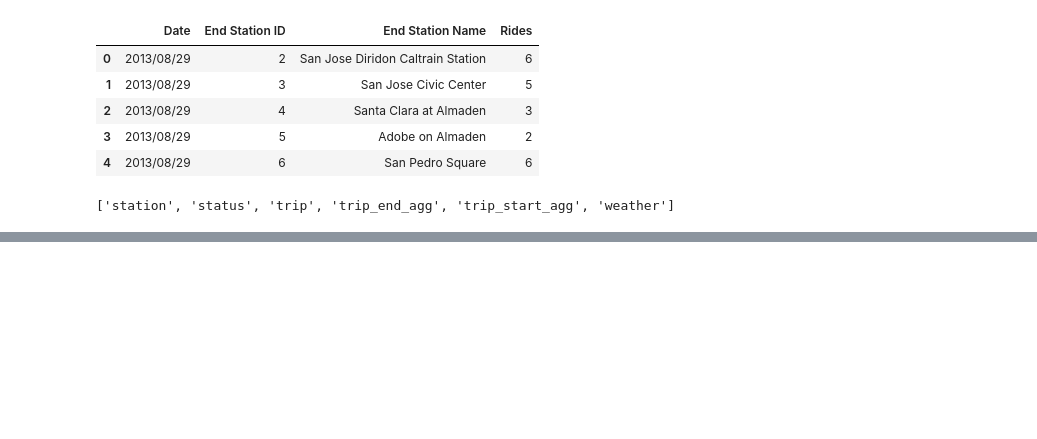
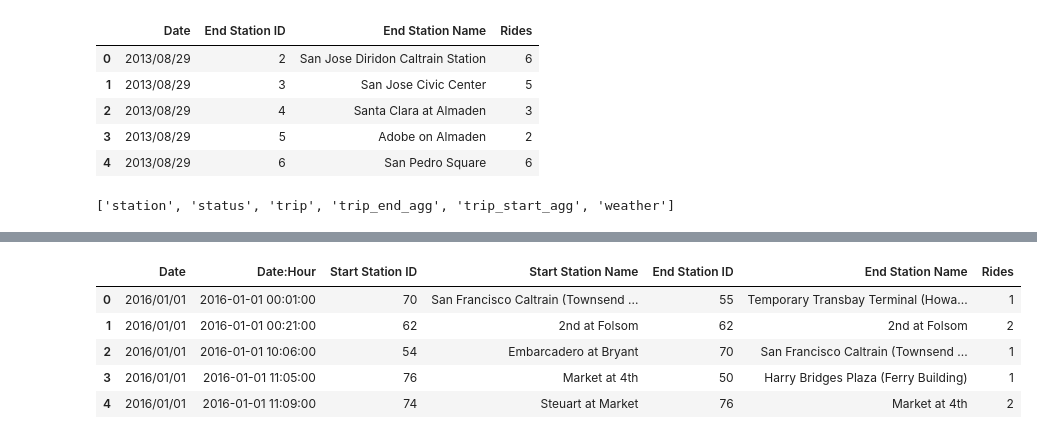
Before and after one commit to irakliintskirveli/Final_Project, a Jupyter notebook: bike_sharE_data.ipynb, the cells around one changed output, grey strips where cells are left out. Saved outputs shown, nothing was run; the diff lists cells and outputs as text; code cells hidden in the pictures; blank space fills up the shorter version.

Commit message:
Added end station and station-to-station aggregation

```diff
--- a/bike_sharE_data.ipynb
+++ b/bike_sharE_data.ipynb
@@ -491,0 +508,7 @@ for index, row in datagroupenddatedf.iterrows():
+# %%
+#gathering ****STATION TO STATION*** data from DB table
+data = session.query(Trip.start_date,Trip.start_station_id,Trip.start_station_name,Trip.end_station_id,Trip.end_station_name,func.count(Trip.end_station_id)).group_by(Trip.start_date,Trip.start_station_id,Trip.start_station_name,Trip.end_station_id,Trip.end_station_name).all()
+# %%
+#transforming query data into DataFrame
+datastationtostationdf = pd.DataFrame(data, columns=['Date:Hour','Start Station ID','Start Station Name','End Station ID','End Station Name','Rides'])
+datastationtostationdf.head()
@@ -491,0 +522,18 @@ for index, row in datagroupenddatedf.iterrows():
+# %%
+#converting data to datetime
+datastationtostationdf['Date:Hour'] = pd.to_datetime(datastationtostationdf["Date:Hour"])
+
+#grouping date to day from hour of day
+#creating a new date column without timestamp
+datastationtostationdf['Date'] = datastationtostationdf['Date:Hour'].dt.strftime('%Y/%m/%d')
+
+#renaming columns
+datastationtostationdf = datastationtostationdf[['Date','Date:Hour','Start Station ID','Start Station Name','End Station ID','End Station Name','Rides']]
+datastationtostationdf.head()
+# %% [output]
+|  | Date | Date:Hour | Start Station ID | Start Station Name | End Station ID | End Station Name | Rides |
+| 0 | 2016/01/01 | 2016-01-01 00:01:00 | 70 | San Francisco Caltrain (Townsend ... | 55 | Temporary Transbay Terminal (Howa... | 1 |
+| 1 | 2016/01/01 | 2016-01-01 00:21:00 | 62 | 2nd at Folsom | 62 | 2nd at Folsom | 2 |
+| 2 | 2016/01/01 | 2016-01-01 10:06:00 | 54 | Embarcadero at Bryant | 70 | San Francisco Caltrain (Townsend ... | 1 |
+| 3 | 2016/01/01 | 2016-01-01 11:05:00 | 76 | Market at 4th | 50 | Harry Bridges Plaza (Ferry Building) | 1 |
+| 4 | 2016/01/01 | 2016-01-01 11:09:00 | 74 | Steuart at Market | 76 | Market at 4th | 2 |
```
Also changed, not shown: parts of 9 cells of this notebook.
